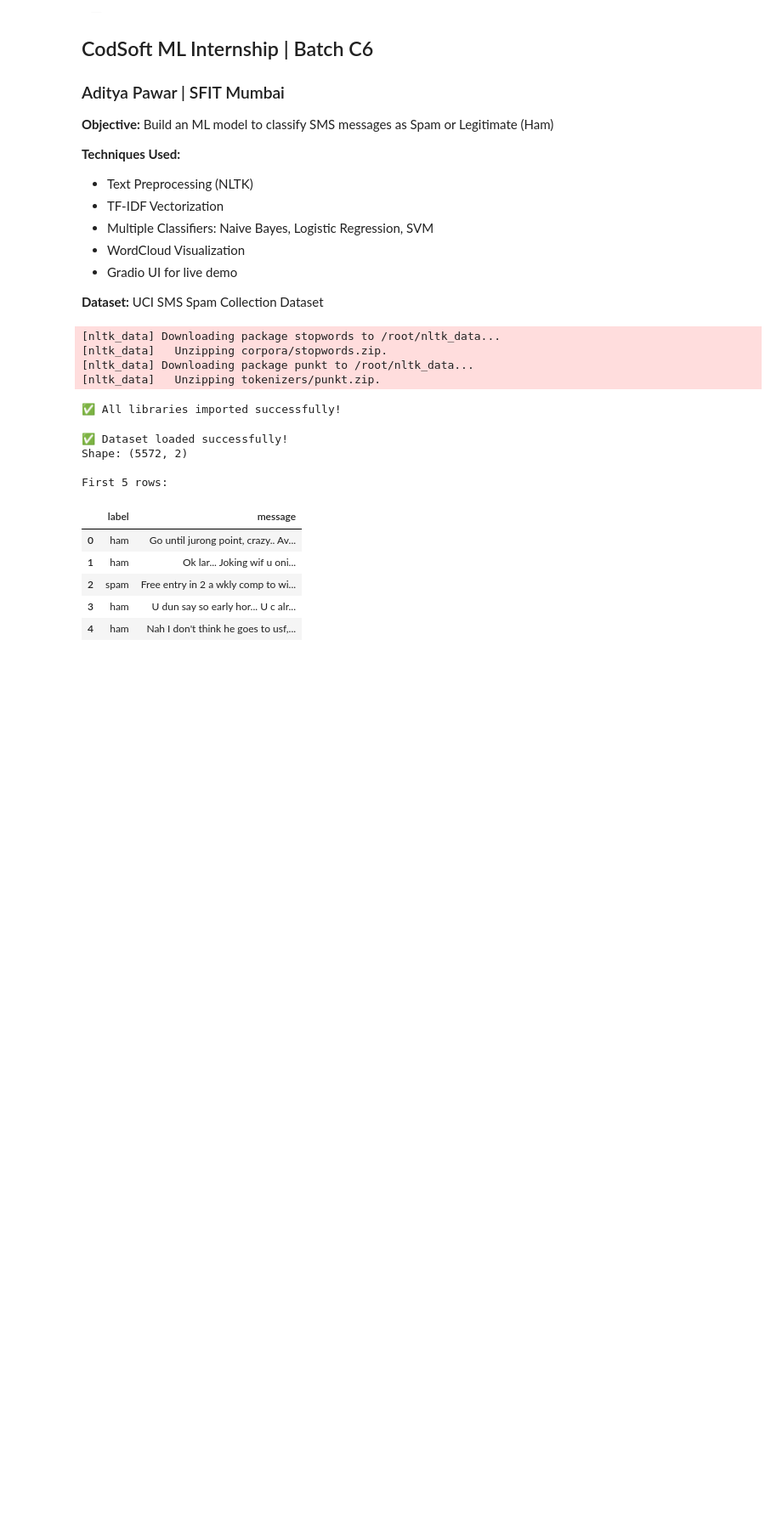
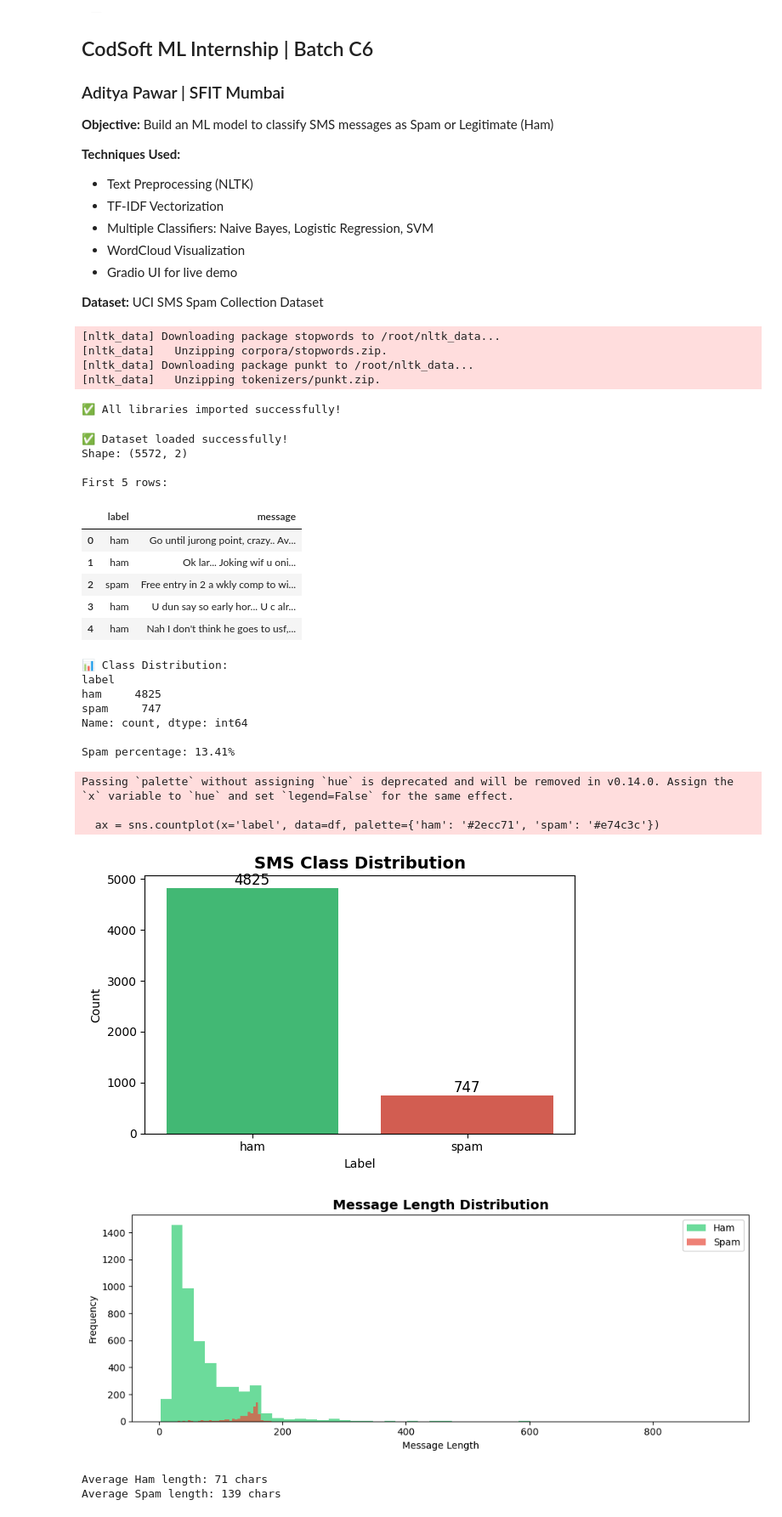
Before and after one commit to Adiiiipawar/Codsoft, a Jupyter notebook: Task4_Spam_SMS_Detection/spam_sms_detection.ipynb, the cells around one changed output. Shown at 85% size. Cells and saved outputs as stored; diff of their text form; code cells hidden in the pictures; blank space fills up the shorter version.

Commit message:
Task 4 : Add EDA and Visualizations

```diff
--- a/Task4_Spam_SMS_Detection/spam_sms_detection.ipynb
+++ b/Task4_Spam_SMS_Detection/spam_sms_detection.ipynb
@@ -84,3 +84,63 @@ First 5 rows:
 | 2 | spam | Free entry in 2 a wkly comp to wi... |
 | 3 | ham | U dun say so early hor... U c alr... |
 | 4 | ham | Nah I don't think he goes to usf,... |
+# %%
+# ============================================================
+# CELL 3: Exploratory Data Analysis (EDA)
+# ============================================================
+
+# Class distribution
+print("📊 Class Distribution:")
+print(df['label'].value_counts())
+print(f"\nSpam percentage: {df['label'].value_counts(normalize=True)['spam']*100:.2f}%")
+
+# Plot class distribution
+plt.figure(figsize=(6, 4))
+ax = sns.countplot(x='label', data=df, palette={'ham': '#2ecc71', 'spam': '#e74c3c'})
+plt.title('SMS Class Distribution', fontsize=14, fontweight='bold')
+plt.xlabel('Label')
+plt.ylabel('Count')
+
+# Add count labels on bars
+for p in ax.patches:
+    ax.annotate(f'{int(p.get_height())}',
+                (p.get_x() + p.get_width() / 2., p.get_height()),
+                ha='center', va='bottom', fontsize=12)
+
+plt.tight_layout()
+plt.savefig('class_distribution.png', dpi=150)
+plt.show()
+
+# Message length analysis
+df['msg_length'] = df['message'].apply(len)
+
+plt.figure(figsize=(10, 4))
+df[df['label']=='ham']['msg_length'].plot(kind='hist', bins=50,
+    alpha=0.7, color='#2ecc71', label='Ham')
+df[df['label']=='spam']['msg_length'].plot(kind='hist', bins=50,
+    alpha=0.7, color='#e74c3c', label='Spam')
+plt.title('Message Length Distribution', fontsize=14, fontweight='bold')
+plt.xlabel('Message Length')
+plt.ylabel('Frequency')
+plt.legend()
+plt.tight_layout()
+plt.savefig('message_length.png', dpi=150)
+plt.show()
+
+print(f"\nAverage Ham length: {df[df['label']=='ham']['msg_length'].mean():.0f} chars")
+print(f"Average Spam length: {df[df['label']=='spam']['msg_length'].mean():.0f} chars")
+# %% [output]
+📊 Class Distribution:
+label
+ham     4825
+spam     747
+Name: count, dtype: int64
+
+Spam percentage: 13.41%
+Passing `palette` without assigning `hue` is deprecated and will be removed in v0.14.0. Assign the `x` variable to `hue` and set `legend=False` for the same effect.
+
+  ax = sns.countplot(x='label', data=df, palette={'ham': '#2ecc71', 'spam': '#e74c3c'})
+[figure, added]
+[figure, added]
+Average Ham length: 71 chars
+Average Spam length: 139 chars
```
